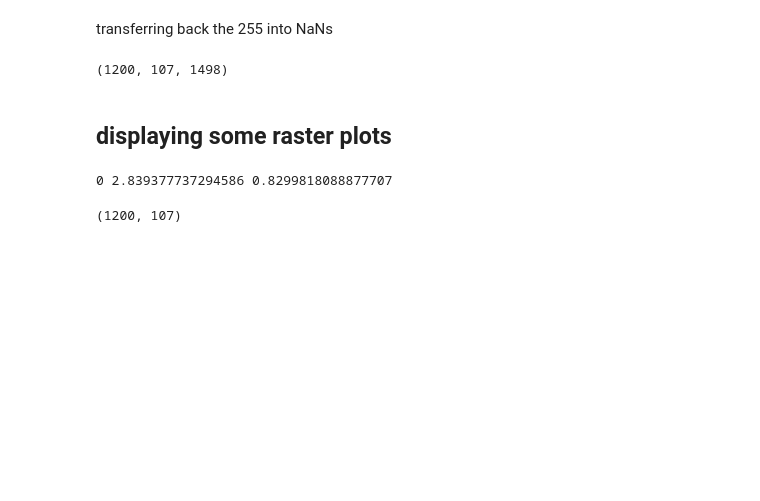
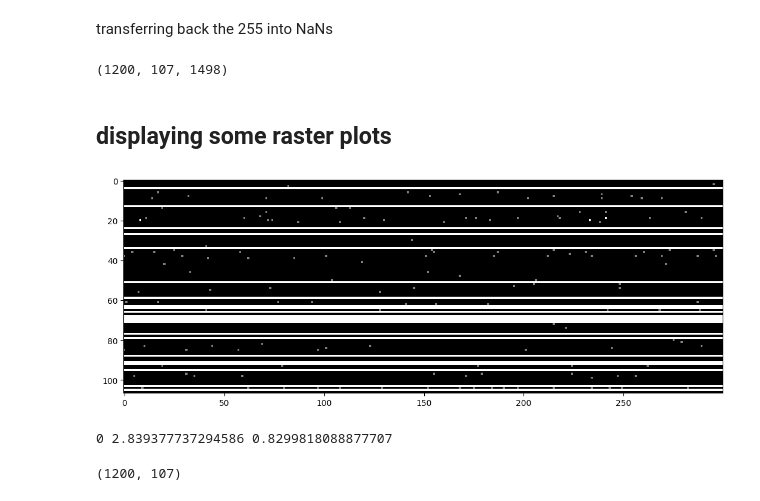
Before and after one commit to CONECT-INT/2023_CENTURI-SummerSchool, a Jupyter notebook: dataset2_laurent_computing-firingrate.ipynb, the cells around one changed output. Drawn from its saved outputs; the diff is of its cells as text; code cells hidden in the pictures; blank space fills up the shorter version.

```diff
--- a/dataset2_laurent_computing-firingrate.ipynb
+++ b/dataset2_laurent_computing-firingrate.ipynb
@@ -41,6 +41,12 @@ N_time, N_neurons, N_trial
 (1200, 107, 1498)
 # %% [markdown]
 ## displaying some raster plots
+# %%
+i_trial = 0
+fig, ax = plt.subplots(figsize=(13, 8))
+ax.imshow(data[:300, :, i_trial].T, cmap='gray');
+# %% [output]
+[figure, added]
 # %%
 print(i_session, np.mean(np.nanmean(data, axis=(0, 1))*1000), np.std(np.nanmean(data, axis=(0, 1))*1000))
 # %% [output]
```
Also changed, not shown: parts of 8 cells of this notebook.
